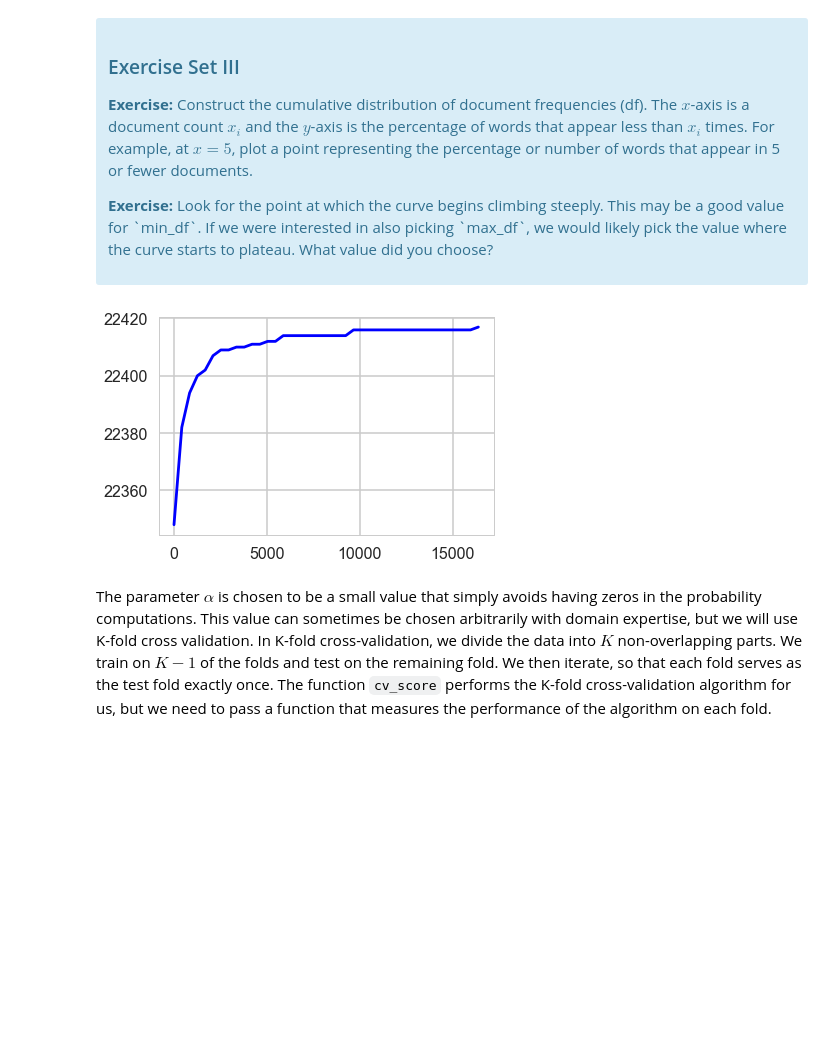
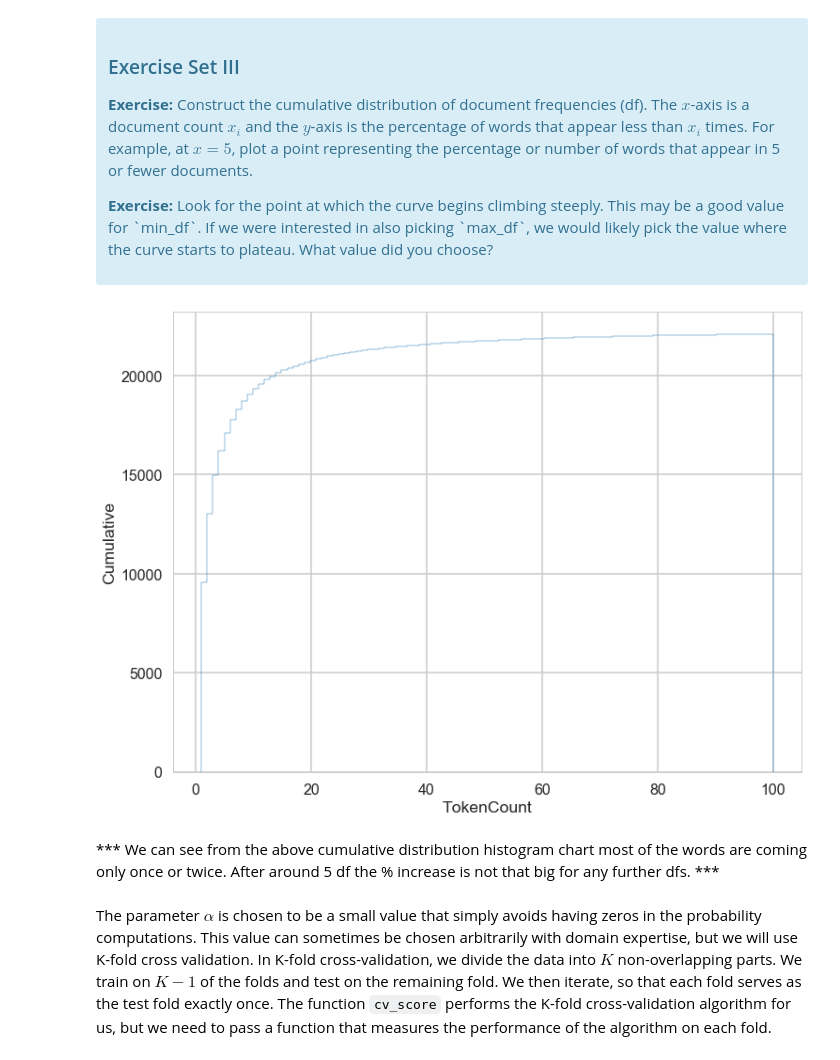
Before and after one commit to ravic1982/Springboard-Exercise, a Jupyter notebook: Mini_Project_Naive_Bayes.ipynb, the cells around one changed output. Drawn from its saved outputs; the diff is of its cells as text; code cells hidden in the pictures; blank space fills up the shorter version.

```diff
--- a/Mini_Project_Naive_Bayes.ipynb
+++ b/Mini_Project_Naive_Bayes.ipynb
@@ -312,13 +312,16 @@ X = vect.fit_transform(critics['quote'])
 X = X.tocsc()
 df = np.array(X.sum(axis=0))[0]
 tokens = vect.get_feature_names()
-# %%
-values, base = np.histogram(df, bins=40)
-cumulative = np.cumsum(values)
-plt.plot(base[:-1], cumulative, c='blue')
-plt.show()
-# %% [output]
-[figure, removed]
+# %%
+plt.figure(figsize=(12,9))
+plt.hist(df, bins=100, range=(1,100), cumulative=True, histtype='step')
+plt.xlabel('TokenCount')
+plt.ylabel('Cumulative')
+plt.show()
+# %% [output]
+[figure, added]
+# %% [markdown]
+*** We can see from the above cumulative distribution histogram chart most of the words are coming only once or twice. After around 5 df the % increase is not that big for any further dfs. ***
 # %% [markdown]
 The parameter $\alpha$ is chosen to be a small value that simply avoids having zeros in the probability computations. This value can sometimes be chosen arbitrarily with domain expertise, but we will use K-fold cross validation. In K-fold cross-validation, we divide the data into $K$ non-overlapping parts. We train on $K-1$ of the folds and test on the remaining fold. We then iterate, so that each fold serves as the test fold exactly once. The function `cv_score` performs the K-fold cross-validation algorithm for us, but we need to pass a function that measures the performance of the algorithm on each fold.
 # %%
```
Also changed, not shown: parts of 3 cells of this notebook.
